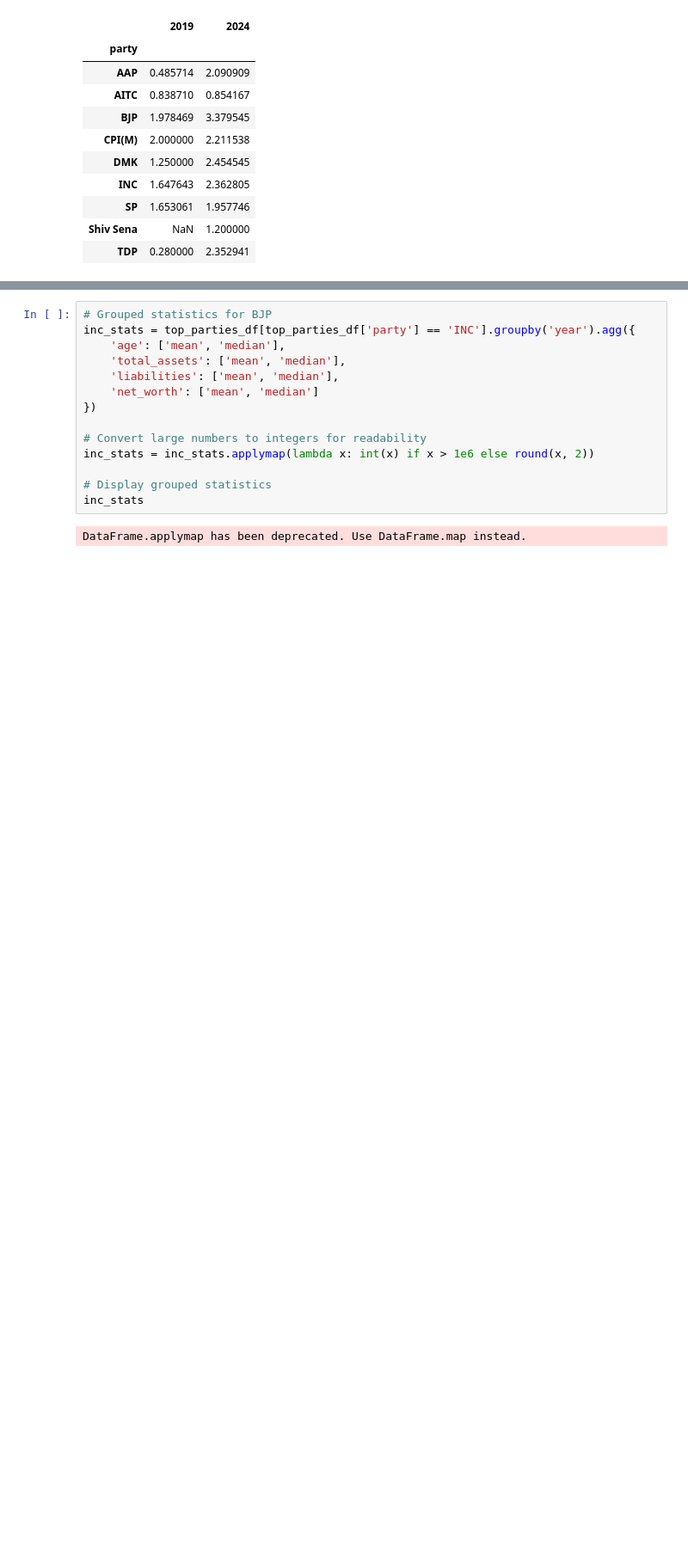
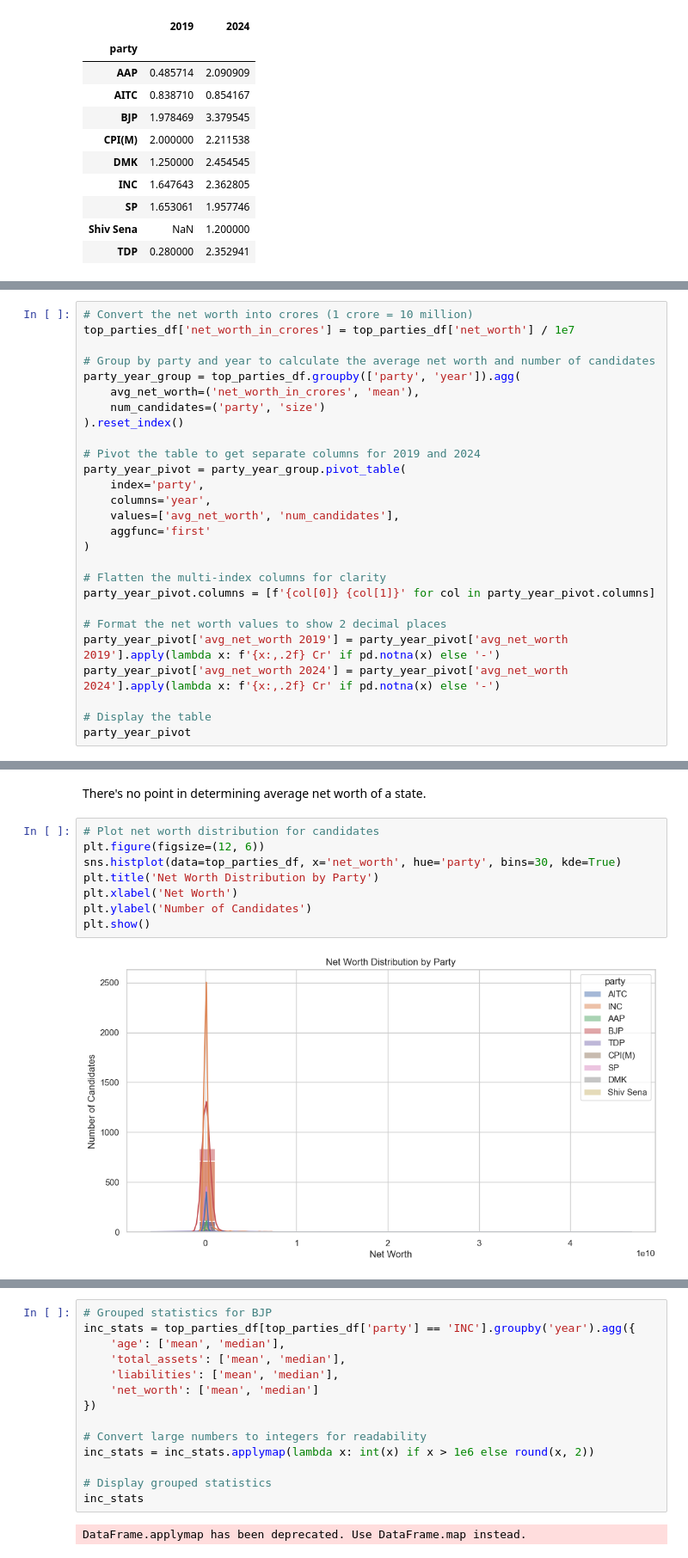
Before and after one commit to ujjwaltyagi2000/manthan, a Jupyter notebook: notebooks/5-eda.ipynb, the cells around one changed output, grey strips where cells are left out. Shown at 86% size. Drawn from its saved outputs; the diff is of its cells as text; blank space fills up the shorter version.

```diff
--- a/notebooks/5-eda.ipynb
+++ b/notebooks/5-eda.ipynb
@@ -512,0 +1587,27 @@ DataFrame.applymap has been deprecated. Use DataFrame.map instead.
+# %%
+# Convert the net worth into crores (1 crore = 10 million)
+top_parties_df['net_worth_in_crores'] = top_parties_df['net_worth'] / 1e7
+
+# Group by party and year to calculate the average net worth and number of candidates
+party_year_group = top_parties_df.groupby(['party', 'year']).agg(
+    avg_net_worth=('net_worth_in_crores', 'mean'),
+    num_candidates=('party', 'size')
+).reset_index()
+
+# Pivot the table to get separate columns for 2019 and 2024
+party_year_pivot = party_year_group.pivot_table(
+    index='party',
+    columns='year',
+    values=['avg_net_worth', 'num_candidates'],
+    aggfunc='first'
+)
+
+# Flatten the multi-index columns for clarity
+party_year_pivot.columns = [f'{col[0]} {col[1]}' for col in party_year_pivot.columns]
+
+# Format the net worth values to show 2 decimal places
+party_year_pivot['avg_net_worth 2019'] = party_year_pivot['avg_net_worth 2019'].apply(lambda x: f'{x:,.2f} Cr' if pd.notna(x) else '-')
+party_year_pivot['avg_net_worth 2024'] = party_year_pivot['avg_net_worth 2024'].apply(lambda x: f'{x:,.2f} Cr' if pd.notna(x) else '-')
+
+# Display the table
+party_year_pivot
@@ -512,0 +1630,12 @@ DataFrame.applymap has been deprecated. Use DataFrame.map instead.
+# %% [markdown]
+There's no point in determining average net worth of a state.
+# %%
+# Plot net worth distribution for candidates
+plt.figure(figsize=(12, 6))
+sns.histplot(data=top_parties_df, x='net_worth', hue='party', bins=30, kde=True)
+plt.title('Net Worth Distribution by Party')
+plt.xlabel('Net Worth')
+plt.ylabel('Number of Candidates')
+plt.show()
+# %% [output]
+[figure, added]
```
Also changed, not shown: parts of 115 cells of this notebook, 2 other files.
